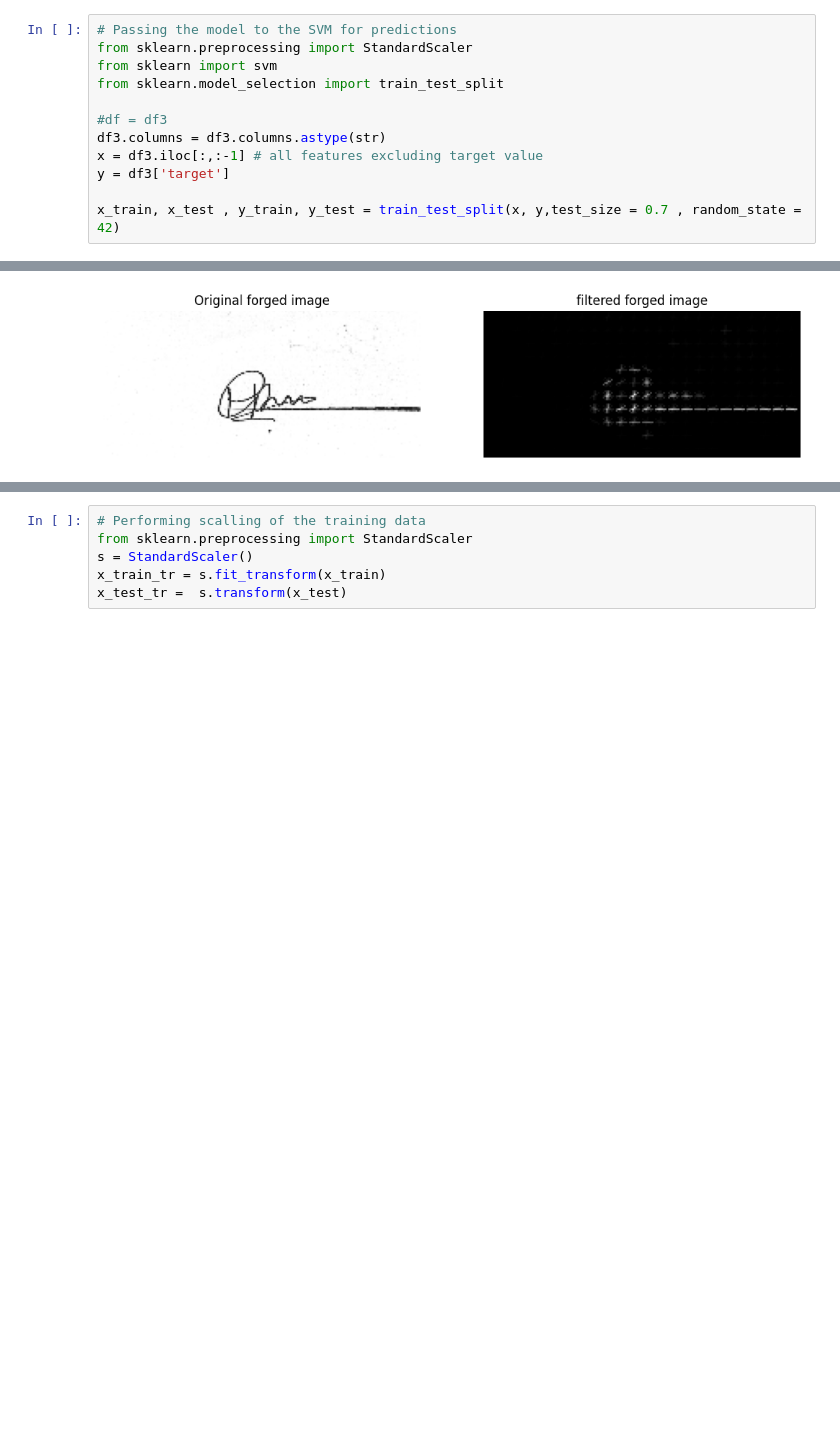
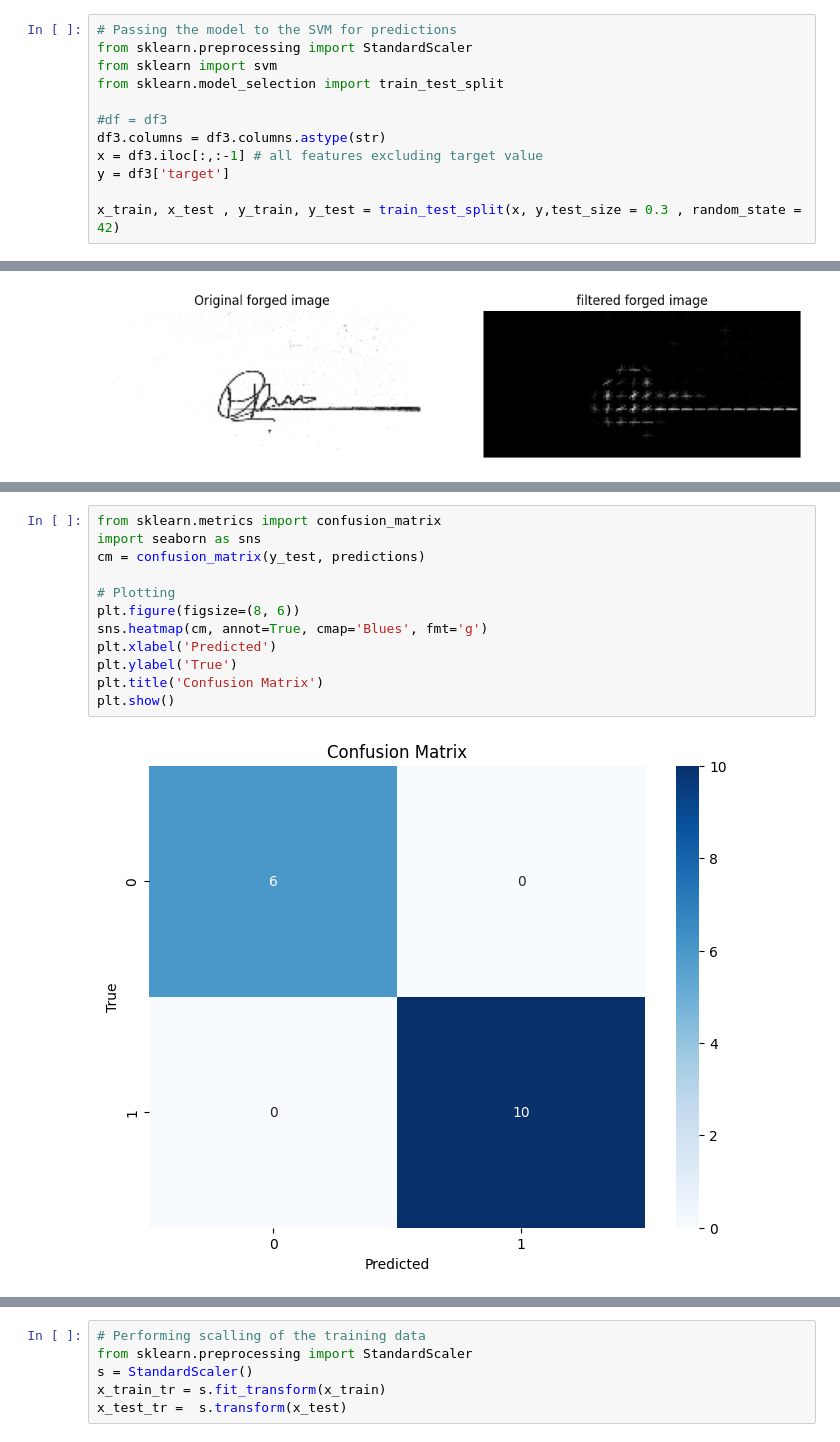
Before and after one commit to syedawaisr/Machine-Learning-End-to-End-Projects, a Jupyter notebook: Signature-Verification-Project/Notebooks/Project02.ipynb, the cells around one changed output, grey strips where cells are left out. Drawn from its saved outputs; the diff is of its cells as text; blank space fills up the shorter version.

```diff
--- a/Signature-Verification-Project/Notebooks/Project02.ipynb
+++ b/Signature-Verification-Project/Notebooks/Project02.ipynb
@@ -253,7 +271,7 @@ df3.columns = df3.columns.astype(str)
 x = df3.iloc[:,:-1] # all features excluding target value
 y = df3['target']
 
-x_train, x_test , y_train, y_test = train_test_split(x, y,test_size = 0.7 , random_state = 42)
+x_train, x_test , y_train, y_test = train_test_split(x, y,test_size = 0.3 , random_state = 42)
 # %%
 from sklearn.preprocessing import StandardScaler
 from sklearn.svm import SVC
@@ -395,0 +427,14 @@ print(classification_report(y_test, predictions))
+# %%
+from sklearn.metrics import confusion_matrix
+import seaborn as sns
+cm = confusion_matrix(y_test, predictions)
+
+# Plotting
+plt.figure(figsize=(8, 6))
+sns.heatmap(cm, annot=True, cmap='Blues', fmt='g')
+plt.xlabel('Predicted')
+plt.ylabel('True')
+plt.title('Confusion Matrix')
+plt.show()
+# %% [output]
+[figure, added]
```
Also changed, not shown: parts of 38 cells of this notebook, 4 other files.
